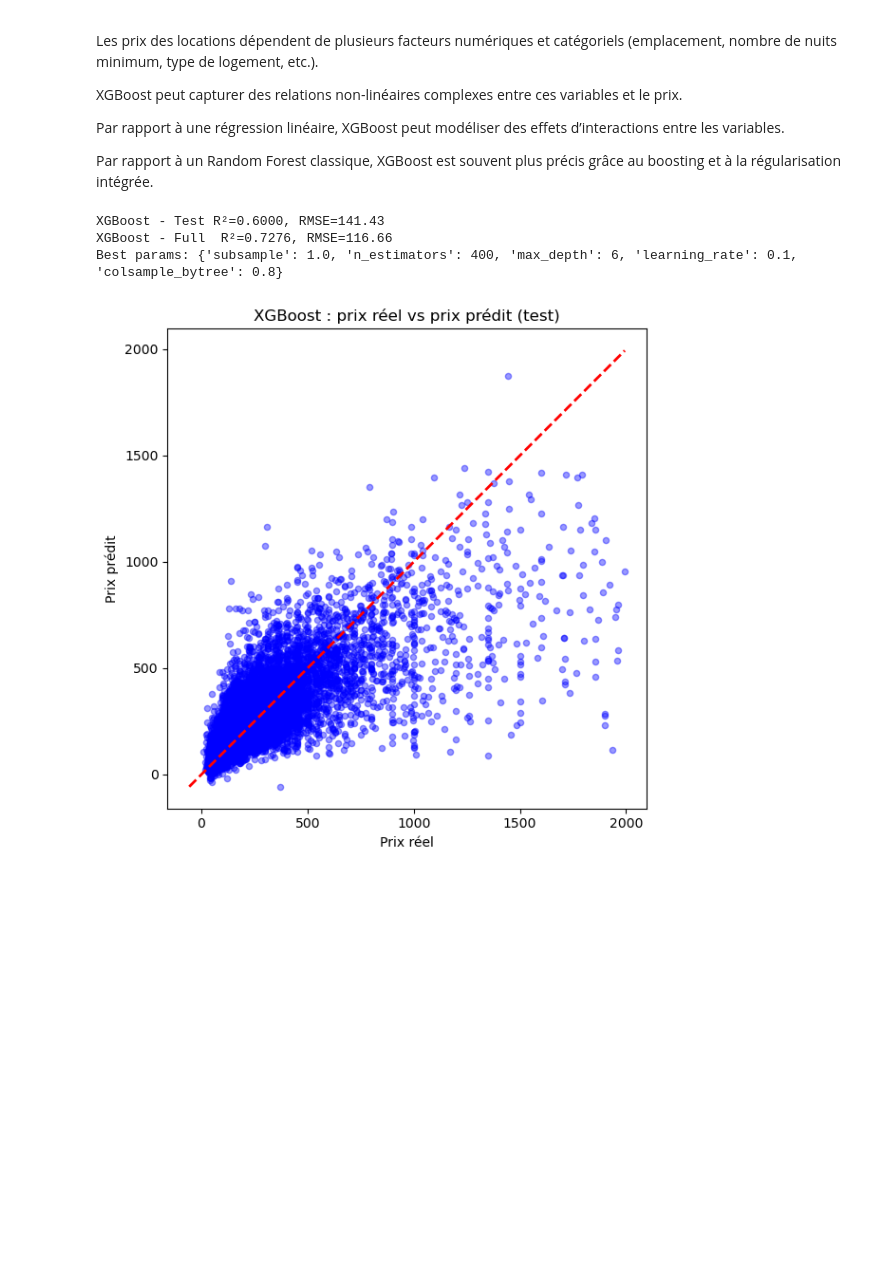
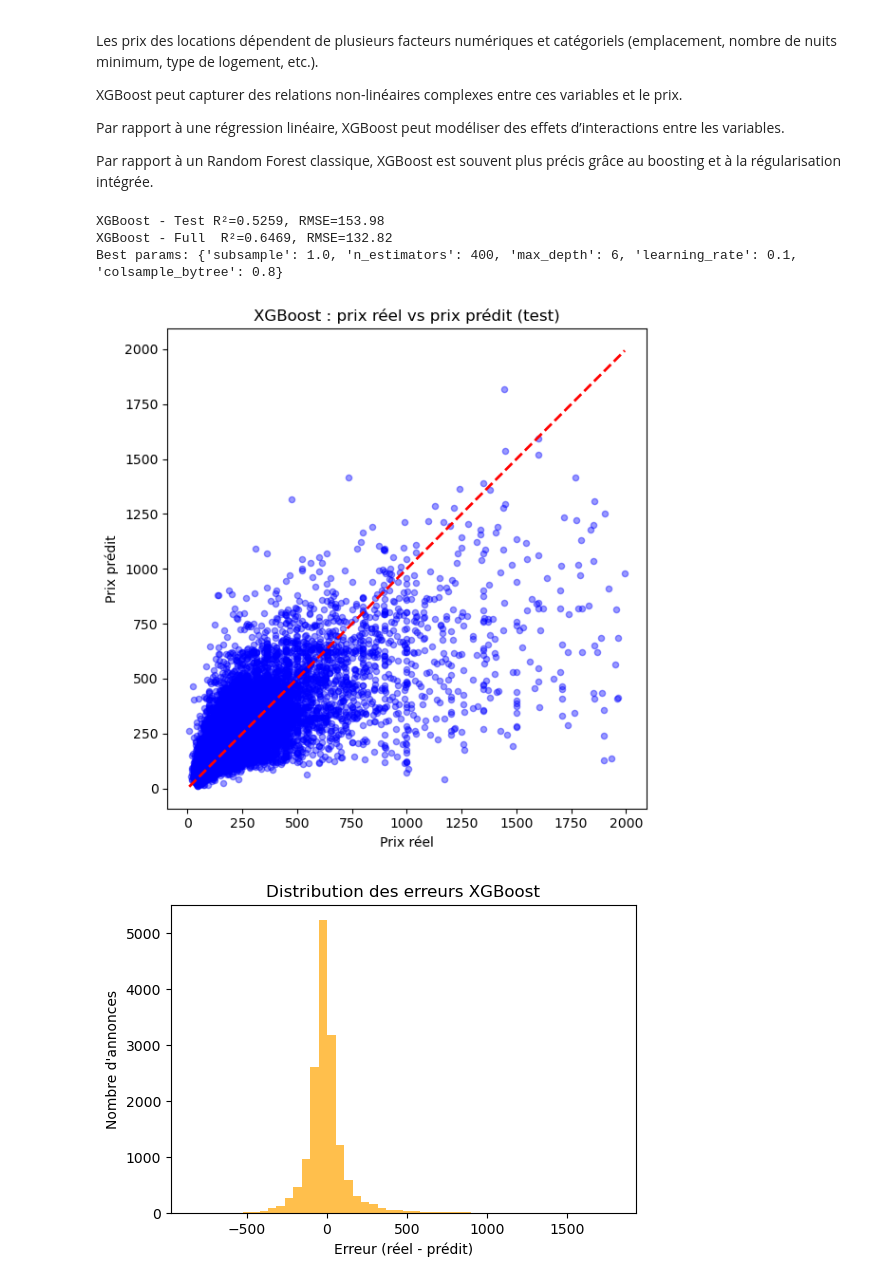
Before and after one commit to AlexandreRochaQ/projet_airbnb, a Jupyter notebook: airbnb.ipynb, the cells around one changed output. Saved outputs shown, nothing was run; the diff lists cells and outputs as text; code cells hidden in the pictures; blank space fills up the shorter version.

```diff
--- a/airbnb.ipynb
+++ b/airbnb.ipynb
@@ -186,32 +193,18 @@ Par rapport à un Random Forest classique, XGBoost est souvent plus précis grâ
 # %%
-import pandas as pd
-import numpy as np
-from sklearn.model_selection import train_test_split, RandomizedSearchCV
-from sklearn.impute import SimpleImputer
-from sklearn.preprocessing import StandardScaler
-from xgboost import XGBRegressor
-from sklearn.metrics import mean_squared_error, r2_score
-
-RANDOM_STATE = 42
-INPUT_CSV = "listings.csv2.gz"
-MODEL_XGB_PKL = "modele_xgb_listing_paris.pkl"
-COEFFS_XGB_CSV = "importances_xgb_listing_paris.csv"
-
 # 1) Chargement et nettoyage
-data = pd.read_csv(INPUT_CSV)
-data['price_clean'] = data['price'].replace('[\$,€]', '', regex=True).astype(float)
-data = data[(data['price_clean'] > 5) & (data['price_clean'] < 2000)]
+df = pd.read_csv("listings.csv2.gz")
+df['price_clean'] = df['price'].replace('[\$,€]', '', regex=True).astype(float)
+df = df[(df['price_clean'] > 5) & (df['price_clean'] < 2000)]
 
 # 2) Features numériques uniquement
 keep_cols = [
-    "latitude", "longitude",
     "accommodates", "bedrooms", "beds",
     "minimum_nights", "number_of_reviews",
     "reviews_per_month", "review_scores_rating",
     "availability_365", "calculated_host_listings_count"
 ]
-X = data[keep_cols].copy()
-y = data['price_clean']
+X = df[keep_cols].copy()
+y = df['price_clean']
 
 # 3) Split train/test
 X_train, X_test, y_train, y_test = train_test_split(X, y, test_size=0.3, random_state=RANDOM_STATE)
@@ -227,7 +220,7 @@ X_train_scaled = scaler.fit_transform(X_train_imp)
 X_test_scaled = scaler.transform(X_test_imp)
 
 # 5) XGBoost avec RandomizedSearchCV
-xgb = XGBRegressor(objective="reg:squarederror", random_state=RANDOM_STATE, n_jobs=-1, verbosity=0)
+xgb = XGBRegressor(objective="reg:squarederror", random_state=42, n_jobs=-1, verbosity=0)
 
 param_dist = {
     "n_estimators": [200, 300, 400],
@@ -251,35 +244,42 @@ y_pred_test = best_xgb.predict(X_test_scaled)
 y_pred_all = best_xgb.predict(scaler.transform(imputer.transform(X)))
 
 # 7) Metrics
 rmse_test = np.sqrt(mean_squared_error(y_test, y_pred_test))
 r2_test = r2_score(y_test, y_pred_test)
 rmse_all  = np.sqrt(mean_squared_error(y, y_pred_all))
 r2_all = r2_score(y, y_pred_all)
 
 print(f"XGBoost - Test R²={r2_test:.4f}, RMSE={rmse_test:.2f}")
 print(f"XGBoost - Full  R²={r2_all:.4f}, RMSE={rmse_all:.2f}")
 print("Best params:", rs_xgb.best_params_)
 
 # 8) Feature importances
 xgb_importances = pd.DataFrame({
     "variable": X.columns,
     "importance_xgb": best_xgb.feature_importances_
 }).sort_values(by="importance_xgb", ascending=False)
 
-xgb_importances.to_csv(COEFFS_XGB_CSV, index=False)
-
 plt.figure(figsize=(6,6))
 plt.scatter(y_test, y_pred_test, alpha=0.4, s=20, color="blue")
 mn = min(y_test.min(), y_pred_test.min())
 mx = max(y_test.max(), y_pred_test.max())
 plt.plot([mn, mx], [mn, mx], "r--", linewidth=2)
 plt.xlabel("Prix réel")
 plt.ylabel("Prix prédit")
 plt.title("XGBoost : prix réel vs prix prédit (test)")
 plt.tight_layout()
 plt.show()
+
+residuals = y_test - y_pred_test
+plt.figure(figsize=(6,4))
+plt.hist(residuals, bins=50, color="orange", alpha=0.7)
+plt.xlabel("Erreur (réel - prédit)")
+plt.ylabel("Nombre d'annonces")
+plt.title("Distribution des erreurs XGBoost")
+plt.show()
 # %% [output]
-XGBoost - Test R²=0.6000, RMSE=141.43
-XGBoost - Full  R²=0.7276, RMSE=116.66
+XGBoost - Test R²=0.5259, RMSE=153.98
+XGBoost - Full  R²=0.6469, RMSE=132.82
 Best params: {'subsample': 1.0, 'n_estimators': 400, 'max_depth': 6, 'learning_rate': 0.1, 'colsample_bytree': 0.8}
-[figure, old version]
+[figure, new version]
+[figure, added]
```
Also changed, not shown: parts of 3 cells of this notebook.
